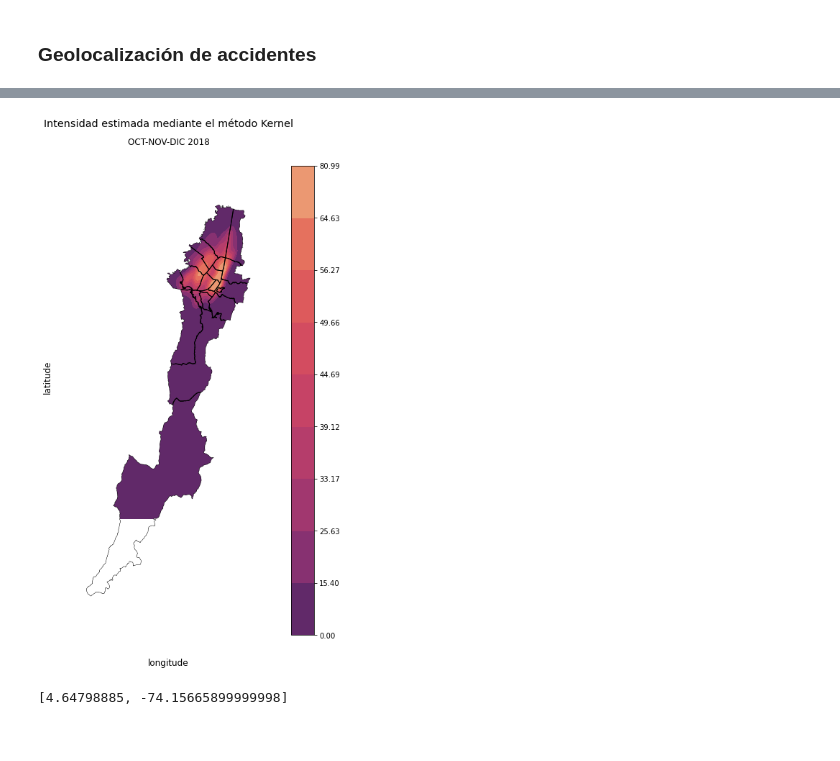
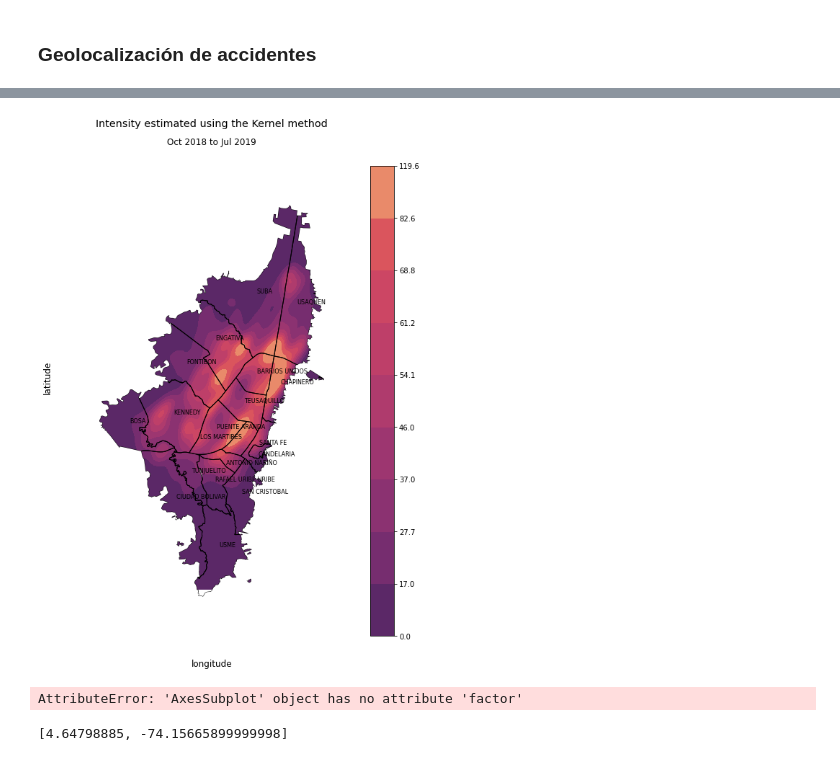
Before and after one commit to solofruad/traffic-accidents, a Jupyter notebook: model/notebook/4 Analysis/geoplot.ipynb, the cells around one changed output, grey strips where cells are left out. Cells and saved outputs as stored; diff of their text form; code cells hidden in the pictures.

```diff
--- a/model/notebook/4 Analysis/geoplot.ipynb
+++ b/model/notebook/4 Analysis/geoplot.ipynb
@@ -54,0 +101,4 @@ localidades.head(5)
+# %%
+localidades['center'] = localidades['geometry'].centroid
+loc_points = localidades.copy()
+loc_points.set_geometry('center',inplace = True)
@@ -100,12 +190,22 @@ Para realizar la estimación de densidad de kernel se usa la librería geoplot
 ### Geolocalización de accidentes
 # %%
 ax = gplt.polyplot(localidades,projection=gcrs.PlateCarree(),facecolor='lightgray', figsize=(12, 12))
+
+#texts = []
+
+#for x, y, label in zip(loc_points.geometry.x, loc_points.geometry.y, loc_points["LocNombre"]):
+#    texts.append(plt.text(x, y, label, fontsize = 8))
 
 
 gplt.pointplot(gpd_accidentes,edgecolor='lightgray', linewidth=0.5, alpha=0.2,ax=ax)
 #ax.set_title('Reporte en Twitter de Accidentes en Bogotá')
 #ax.set_xlabel('lon')
 #ax.set_ylabel('lat');
+
+
+#aT.adjust_text(texts, force_points=0.3, force_text=0.8, expand_points=(1,1), expand_text=(1,1),
+#               arrowprops=dict(arrowstyle="-", color='grey', lw=0.5))
+
 ax.gridlines(draw_labels=True)
 ax.set_xlabel('lon')
 ax.set_ylabel('lat');
@@ -115,12 +215,19 @@ ax.text(-0.09, 0.55, 'latitude', va='bottom', ha='center',
 ax.text(0.5, -0.07,'longitude', va='bottom', ha='center',
         rotation='horizontal', rotation_mode='anchor',fontsize='x-large',
         transform=ax.transAxes)
-ax.text(0.5, 1.1,'Reporte en Twitter de Accidentes en Bogotá', va='top', ha='center',
+ax.text(0.5, 1.1,'Twitter Report of Traffic Accidents in  Bogotá', va='top', ha='center',
         rotation='horizontal', rotation_mode='anchor', fontsize='xx-large',
         transform=ax.transAxes)
-ax.text(0.5, 1.06,'OCT-NOV-DIC 2018', va='top', ha='center',
+ax.text(0.5, 1.06,'Oct 2018 to Jul 2019', va='top', ha='center',
         rotation='horizontal', rotation_mode='anchor', fontsize='x-large',
         transform=ax.transAxes)
+
+for x, y, label in zip(loc_points.geometry.x, loc_points.geometry.y, loc_points["LocNombre"]):
+    texts.append(plt.text(x, y, label, fontsize = 8))
+
+aT.adjust_text(texts, force_points=0.3, force_text=0.8, expand_points=(1,1), expand_text=(1,1),
+               arrowprops=dict(arrowstyle="-", color='grey', lw=0.5))
+
 fig = ax.get_figure()
 fig.savefig("hist-test.png")
 # %% [output]
@@ -128,37 +236,48 @@ fig.savefig("hist-test.png")
 # %%
 ax = gplt.kdeplot(
     gpd_accidentes,
     cmap='flare_r',
     shade=True,
     shade_lowest=True,
     clip=localidades,
-    kernel="epanechnikov",
-    bw_adjust=1,
+    #kernel="epanechnikov",
+    #bw_method='scott',
+    #bw_adjust=1,
     levels=10,
     cbar=True,
-    projection=gcrs.PlateCarree(),
+    #projection=gcrs.PlateCarree(),
     figsize=(12, 12)
 )
 
 gplt.polyplot(localidades, ax=ax,zorder=1)
 
 #ax.gridlines(draw_labels=True)
 ax.text(-0.09, 0.55, 'latitude', va='bottom', ha='center',
         rotation='vertical', rotation_mode='anchor',fontsize='large',
         transform=ax.transAxes)
 ax.text(0.5, -0.07,'longitude', va='bottom', ha='center',
         rotation='horizontal', rotation_mode='anchor',fontsize='large',
         transform=ax.transAxes)
-ax.text(0.5, 1.1,'Intensidad estimada mediante el método Kernel', va='top', ha='center',
+ax.text(0.5, 1.1,'Intensity estimated using the Kernel method', va='top', ha='center',
         rotation='horizontal', rotation_mode='anchor', fontsize='x-large',
         transform=ax.transAxes)
-ax.text(0.5, 1.06,'OCT-NOV-DIC 2018', va='top', ha='center',
+ax.text(0.5, 1.06,'Oct 2018 to Jul 2019', va='top', ha='center',
         rotation='horizontal', rotation_mode='anchor', fontsize='large',
         transform=ax.transAxes)
+texts = []
+for x, y, label in zip(loc_points.geometry.x, loc_points.geometry.y, loc_points["LocNombre"]):
+    texts.append(plt.text(x, y, label, fontsize = 8))
+
+aT.adjust_text(texts, force_points=0.3, force_text=0.8, expand_points=(1,1), expand_text=(1,1))
+
 fig = ax.get_figure()
 fig.savefig("kde-test.png")
 # %% [output]
-[figure, old version]
+[figure, new version]
+# %%
+ax.factor
+# %% [output]
+AttributeError: 'AxesSubplot' object has no attribute 'factor'
 # %%
 import folium
 # %%
```
Also changed, not shown: parts of 14 cells of this notebook, 16 other files.
